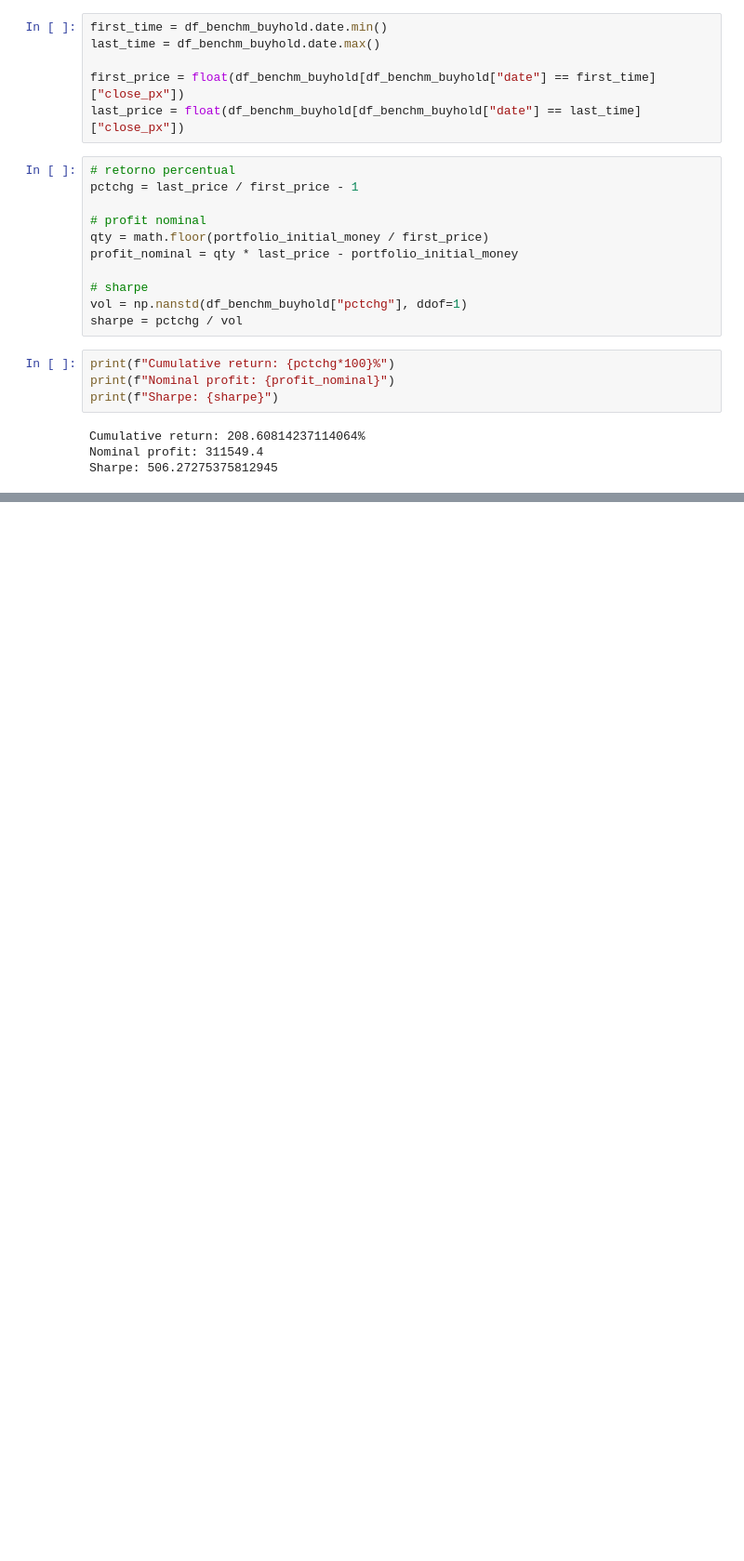
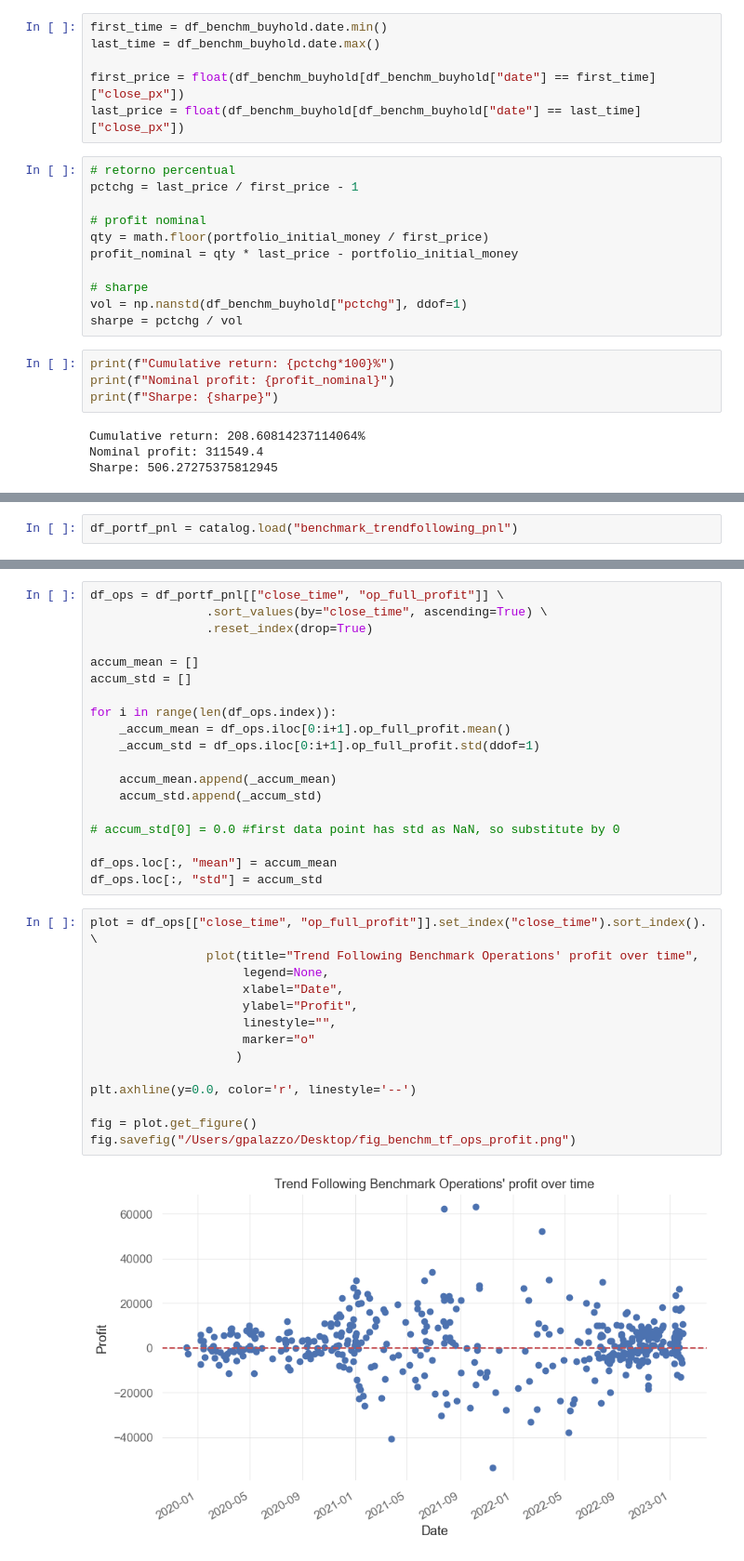
Before and after one commit to gpalazzo/crypto_msc_thesis, a Jupyter notebook: notebooks/results/benchmark_performance.ipynb, the cells around one changed output, grey strips where cells are left out. Shown: that part at 93% size. Cells and saved outputs as stored; diff of their text form; blank space fills up the shorter version.

Commit message:
adding trend following benchmark

```diff
--- a/notebooks/results/benchmark_performance.ipynb
+++ b/notebooks/results/benchmark_performance.ipynb
@@ -51,0 +56,2 @@ Sharpe: 506.27275375812945
+# %%
+df_portf_pnl = catalog.load("benchmark_trendfollowing_pnl")
@@ -51,0 +60,35 @@ Sharpe: 506.27275375812945
+# %%
+df_ops = df_portf_pnl[["close_time", "op_full_profit"]] \
+                .sort_values(by="close_time", ascending=True) \
+                .reset_index(drop=True)
+
+accum_mean = []
+accum_std = []
+
+for i in range(len(df_ops.index)):
+    _accum_mean = df_ops.iloc[0:i+1].op_full_profit.mean()
+    _accum_std = df_ops.iloc[0:i+1].op_full_profit.std(ddof=1)
+
+    accum_mean.append(_accum_mean)
+    accum_std.append(_accum_std)
+
+# accum_std[0] = 0.0 #first data point has std as NaN, so substitute by 0
+
+df_ops.loc[:, "mean"] = accum_mean
+df_ops.loc[:, "std"] = accum_std
+# %%
+plot = df_ops[["close_time", "op_full_profit"]].set_index("close_time").sort_index(). \
+                plot(title="Trend Following Benchmark Operations' profit over time",
+                     legend=None,
+                     xlabel="Date",
+                     ylabel="Profit",
+                     linestyle="",
+                     marker="o"
+                    )
+
+plt.axhline(y=0.0, color='r', linestyle='--')
+
+fig = plot.get_figure()
+fig.savefig("/Users/gpalazzo/Desktop/fig_benchm_tf_ops_profit.png")
+# %% [output]
+[figure, added]
```
Also changed, not shown: parts of 13 cells of this notebook, 5 other files.
